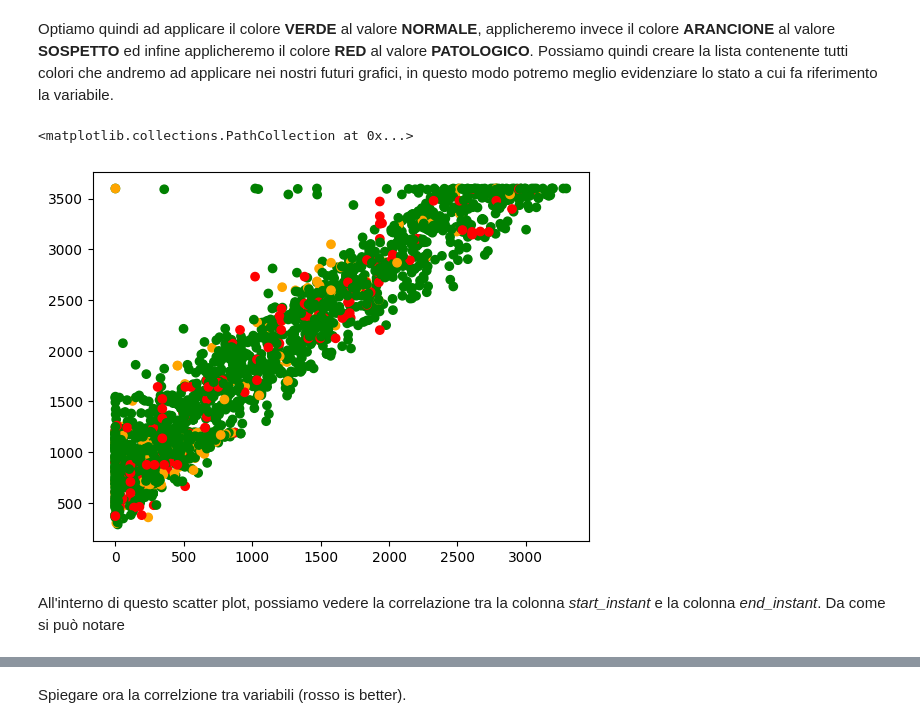
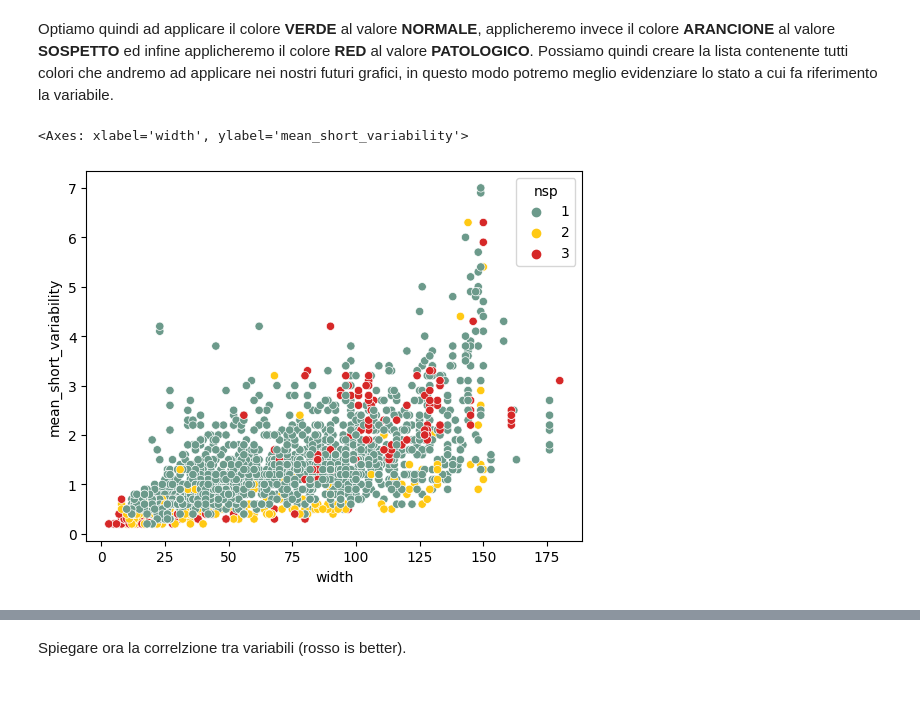
Before and after one commit to S-furi/CardioML, a Jupyter notebook: notebooks/cardio_ml.ipynb, the cells around one changed output, grey strips where cells are left out. Drawn from its saved outputs; the diff is of its cells as text; code cells hidden in the pictures; blank space fills up the shorter version.

Commit message:
added scatter plot

```diff
--- a/notebooks/cardio_ml.ipynb
+++ b/notebooks/cardio_ml.ipynb
@@ -216,12 +216,8 @@ color_map = {
 Optiamo quindi ad applicare il colore **VERDE** al valore **NORMALE**, applicheremo invece il colore **ARANCIONE** al valore **SOSPETTO** ed infine applicheremo il colore **RED** al valore **PATOLOGICO**. Possiamo quindi creare la lista contenente tutti colori che andremo ad applicare nei nostri futuri grafici, in questo modo potremo meglio evidenziare lo stato a cui fa riferimento la variabile.
 # %%
 colors = [color_map[val] for val in df["nsp"]]
-# %%
-x = df["start_instant"]
-y = df["end_instant"]
-plt.scatter(x=x, y=y, c=colors)
-# %% [output]
-<matplotlib.collections.PathCollection at 0x...>
-[figure, removed]
-# %% [markdown]
-All'interno di questo scatter plot, possiamo vedere la correlazione tra la colonna *start_instant* e la colonna *end_instant*. Da come si può notare
+# %%
+sns.scatterplot(data=df, x='width', y='mean_short_variability', hue='nsp', palette=['#6c9a8b', '#ffc914', '#d62828'])
+# %% [output]
+<Axes: xlabel='width', ylabel='mean_short_variability'>
+[figure, added]
```
Also changed, not shown: parts of 1 cell of this notebook.
